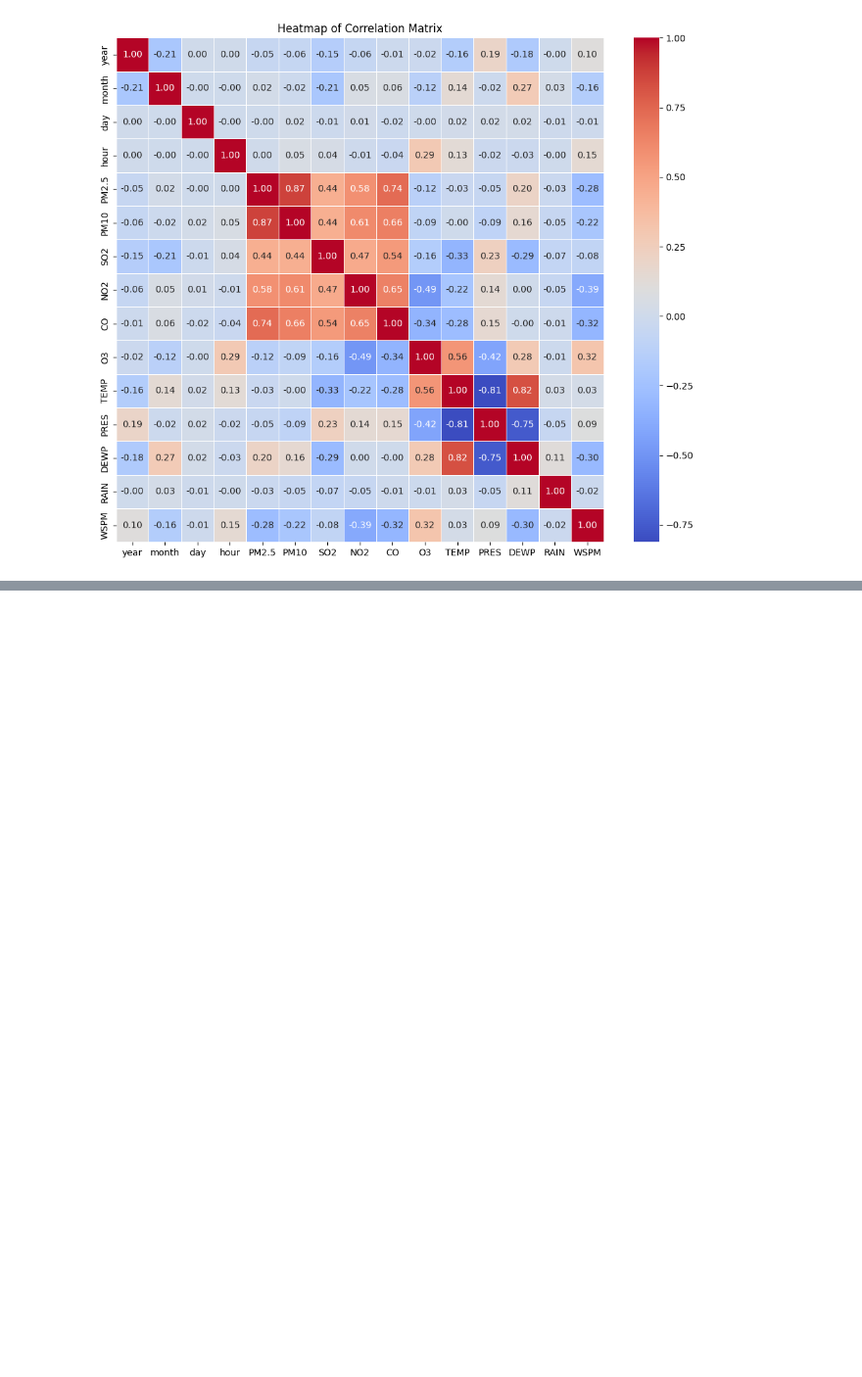
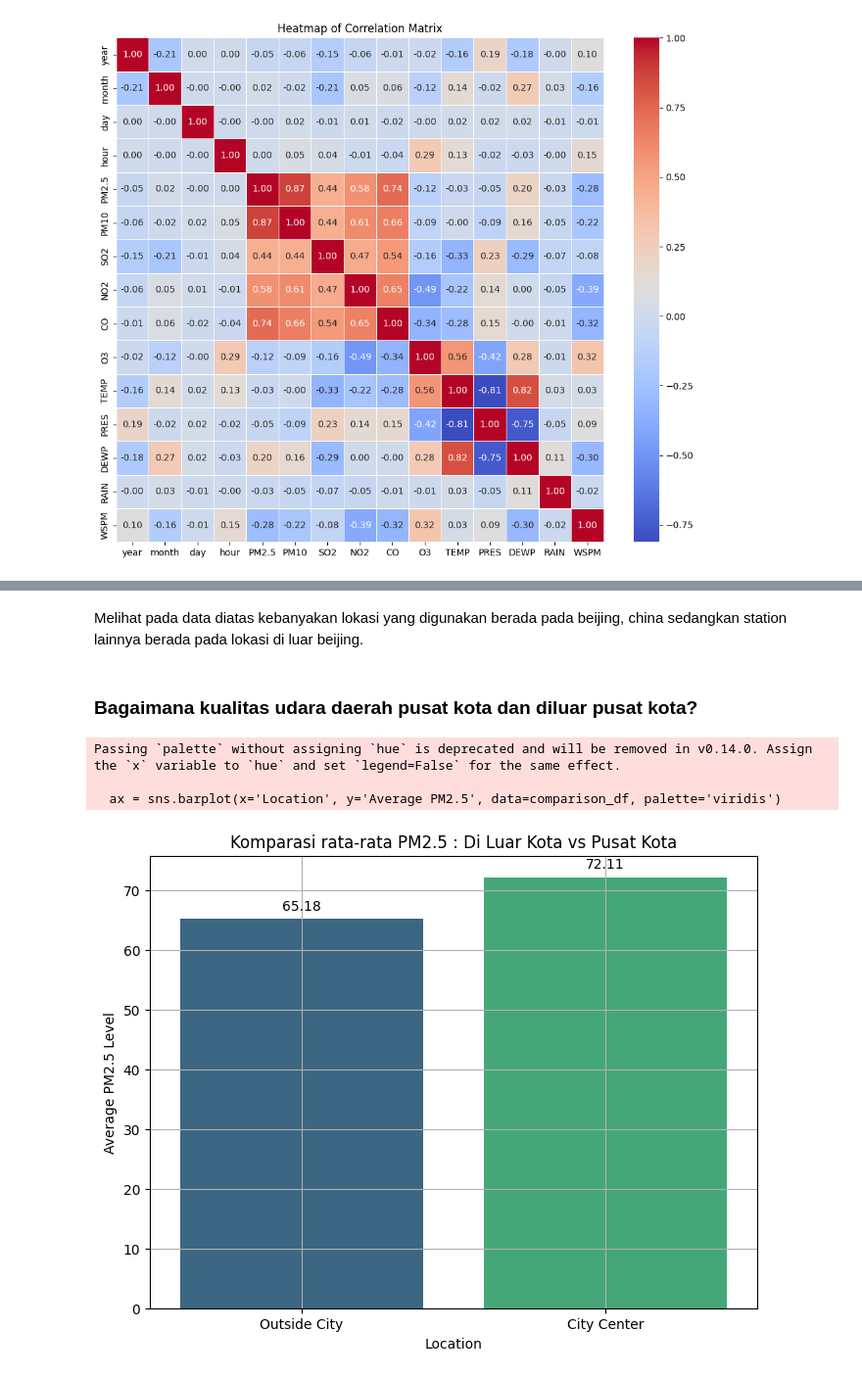
Before and after one commit to NaufalF121/Dicoding---Analisis-data-kualitas-udara, a Jupyter notebook: notebook.ipynb, the cells around one changed output, grey strips where cells are left out. Shown at 98% size. Saved outputs shown, nothing was run; the diff lists cells and outputs as text; code cells hidden in the pictures; blank space fills up the shorter version.

```diff
--- a/notebook.ipynb
+++ b/notebook.ipynb
@@ -247,9 +299,9 @@ def dateFormatting(data, drop: bool = False):
     return data
 
 def clustering(data):
-    bins = [0, 50,  100, np.inf]
-    labels = ['Good', 'Moderate', 'Unhealthy']
-    data['PM2.5_Category'] = pd.cut(data['PM2.5'], bins=bins, labels=labels)
+    bins = [0, 15.5,  55.4, 150.4, np.inf]
+    labels = ['Baik', 'Sedang', 'Tidak Sehat', 'Berbahaya']
+    data['PM2.5_Category'] = pd.cut(data['PM2.5(µg/m³)'], bins=bins, labels=labels)
     return data
 # %%
 clean_data = dateFormatting(combined_data)
@@ -401,0 +420,29 @@ DataSourceError: './data/geo/ne_110m_populated_places.shp:Zone.Identifier' not r
+# %% [markdown]
+Melihat pada data diatas kebanyakan lokasi yang digunakan berada pada beijing, china sedangkan station lainnya berada pada lokasi di luar beijing.
+# %% [markdown]
+### Bagaimana kualitas udara daerah pusat kota dan diluar pusat kota?
+# %%
+out = ['Aotizhongxin', 'Dingling', 'Huairou', 'Changping']
+ins = ['Dongsi', 'Guanyuan', 'Gucheng', 'Nongzhanguan', 'Shunyi', 'Tiantan', 'Wanliu']
+station_pm25_means = clean_data.groupby('station')['PM2.5'].mean()
+out_pm25_mean = station_pm25_means[out].mean()
+ins_pm25_mean = station_pm25_means[ins].mean()
+comparison_df = pd.DataFrame({
+    'Location': ['Outside City', 'City Center'],
+    'Average PM2.5': [out_pm25_mean, ins_pm25_mean]
+})
+plt.figure(figsize=(8, 6))
+ax = sns.barplot(x='Location', y='Average PM2.5', data=comparison_df, palette='viridis')
+for i, (value, name) in enumerate(zip(comparison_df['Average PM2.5'], comparison_df['Location'])):
+    ax.text(i, value + 1, f'{value:.2f}', ha='center', va='bottom')
+
+plt.title('Komparasi rata-rata PM2.5 : Di Luar Kota vs Pusat Kota')
+plt.xlabel('Location')
+plt.ylabel('Average PM2.5 Level')
+plt.grid(True)
+plt.show()
+# %% [output]
+Passing `palette` without assigning `hue` is deprecated and will be removed in v0.14.0. Assign the `x` variable to `hue` and set `legend=False` for the same effect.
+
+  ax = sns.barplot(x='Location', y='Average PM2.5', data=comparison_df, palette='viridis')
+[figure, added]
```
Also changed, not shown: parts of 39 cells of this notebook, 18 other files.
